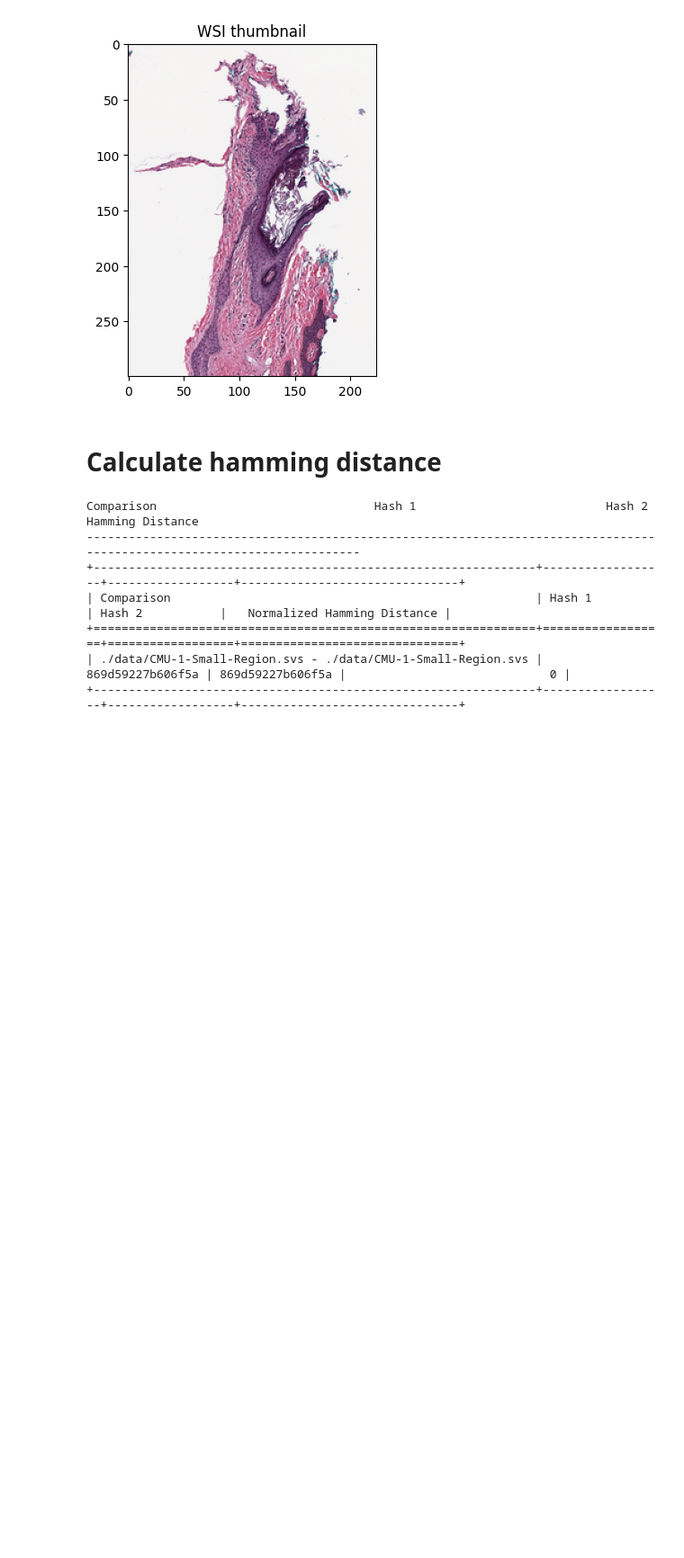
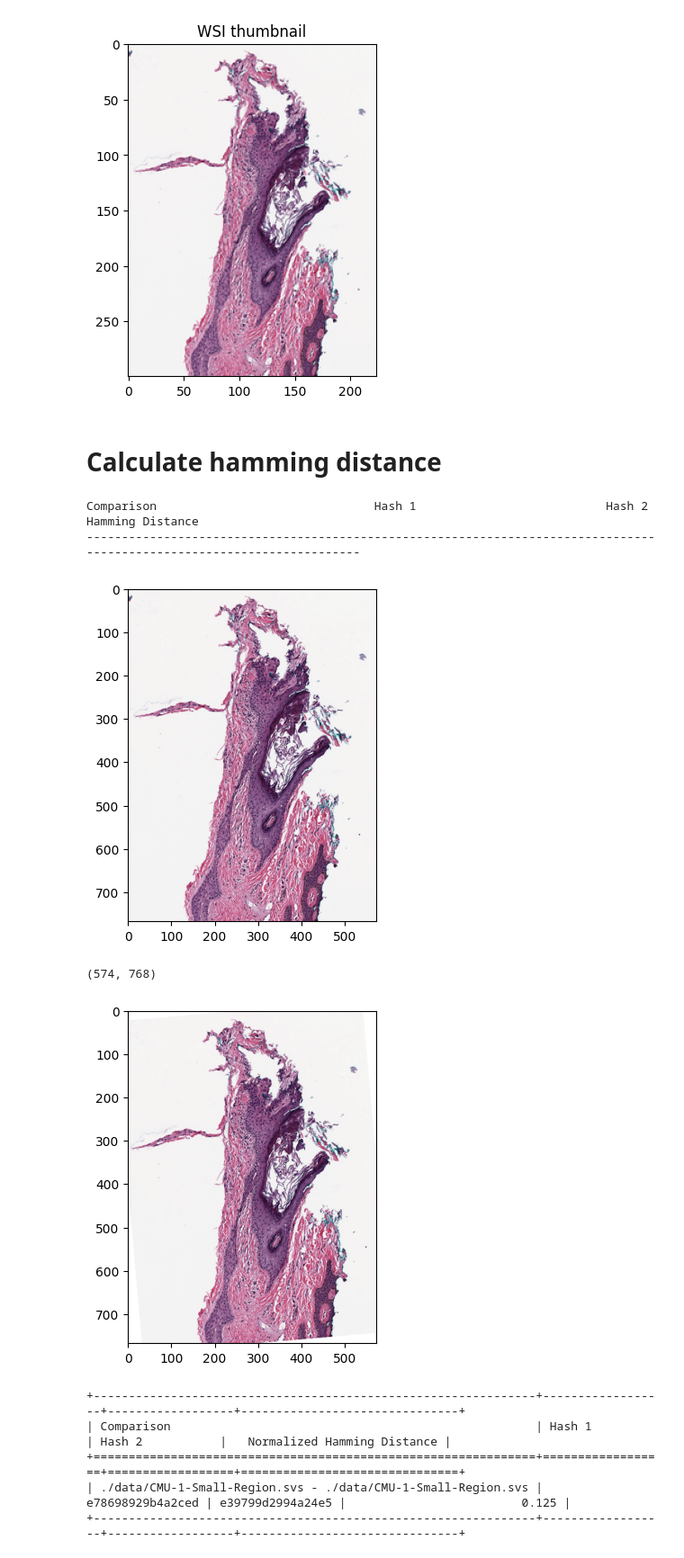
Before and after one commit to DIDSR/DataPath, a Jupyter notebook: 07_duplicate_detection.ipynb, the cells around one changed output. Shown at 90% size. Saved outputs shown, nothing was run; the diff lists cells and outputs as text; code cells hidden in the pictures; blank space fills up the shorter version.

Commit message:
update duplicate detection
update duplicate detection and add affect of different rotation and resolution

```diff
--- a/07_duplicate_detection.ipynb
+++ b/07_duplicate_detection.ipynb
@@ -108,12 +133,15 @@ Text(0.5, 1.0, 'WSI thumbnail')
 # %%
 ## Input paths of the two WSIs for comparison
 
-calculate_hamming_distance(first_path, second_path)
+calculate_hamming_distance(first_path, second_path, rotation=5, resizepercentage = 100)
 # %% [output]
 Comparison                               Hash 1                           Hash 2                           Hamming Distance
 ------------------------------------------------------------------------------------------------------------------------
-+---------------------------------------------------------------+------------------+------------------+-------------------------------+
-| Comparison                                                    | Hash 1           | Hash 2           |   Normalized Hamming Distance |
-+===============================================================+==================+==================+===============================+
-| ./data/CMU-1-Small-Region.svs - ./data/CMU-1-Small-Region.svs | 869d59227b606f5a | 869d59227b606f5a |                             0 |
-+---------------------------------------------------------------+------------------+------------------+-------------------------------+
+[figure, added]
+(574, 768)
+[figure, added]
++---------------------------------------------------------------+------------------+------------------+-------------------------------+
+| Comparison                                                    | Hash 1           | Hash 2           |   Normalized Hamming Distance |
++===============================================================+==================+==================+===============================+
+| ./data/CMU-1-Small-Region.svs - ./data/CMU-1-Small-Region.svs | e78698929b4a2ced | e39799d2994a24e5 |                         0.125 |
++---------------------------------------------------------------+------------------+------------------+-------------------------------+
```
Also changed, not shown: parts of 10 cells of this notebook, 1 other file.
